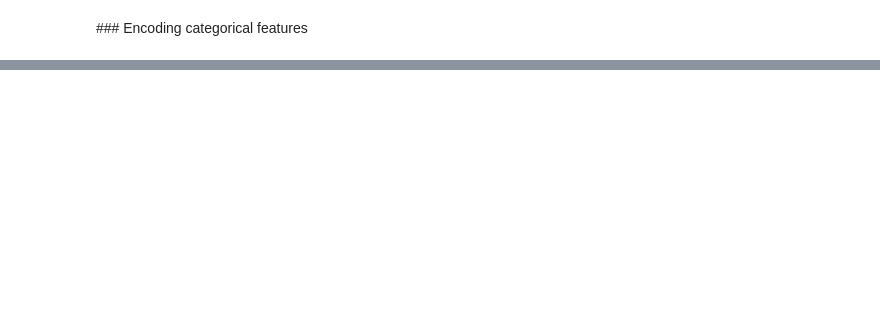
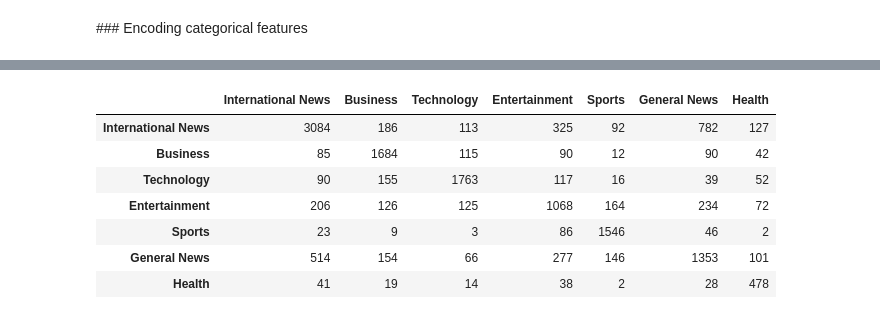
Before and after one commit to giorgiozoccatelli/DSML-LAB, a Jupyter notebook: Project/Assignment.ipynb, the cells around one changed output, grey strips where cells are left out. Cells and saved outputs as stored; diff of their text form; code cells hidden in the pictures; blank space fills up the shorter version.

Commit message:
macro f1 0.68 model more simple

```diff
--- a/Project/Assignment.ipynb
+++ b/Project/Assignment.ipynb
@@ -329,2 +309,7 @@ inspect_post_processing(df, n_samples=10)
+# %%
+df['text'] = (df['title_clean'].fillna('') + ' ' + df['article_clean'].fillna('')).str.strip()
+
+# opzionale: se vuoi ridurre memoria dopo aver creato text
+df = df.drop(columns=['title_clean', 'article_clean'])
 # %% [markdown]
 ### Encoding categorical features
@@ -384,0 +428,74 @@ preprocessor = ColumnTransformer(
+# %%
+import numpy as np
+import pandas as pd
+
+from sklearn.metrics import (
+    classification_report,
+    confusion_matrix,
+    f1_score
+)
+
+# Label mapping (dal pdf)
+label_names = {
+    0: "International News",
+    1: "Business",
+    2: "Technology",
+    3: "Entertainment",
+    4: "Sports",
+    5: "General News",
+    6: "Health"
+}
+
+# ---- 1) Metriche globali
+macro_f1 = f1_score(y_val, y_val_pred, average='macro')
+micro_f1 = f1_score(y_val, y_val_pred, average='micro')
+weighted_f1 = f1_score(y_val, y_val_pred, average='weighted')
+
+print("=== GLOBAL METRICS ===")
+print(f"Macro F1    : {macro_f1:.6f}")
+print(f"Micro F1    : {micro_f1:.6f}")
+print(f"Weighted F1 : {weighted_f1:.6f}")
+print()
+
+# ---- 2) Classification report per classe
+target_names = [label_names[i] for i in sorted(label_names.keys())]
+
+print("=== CLASSIFICATION REPORT ===")
+print(classification_report(
+    y_val,
+    y_val_pred,
+    labels=sorted(label_names.keys()),
+    target_names=target_names,
+    digits=4
+))
+
+# ---- 3) Confusion matrix come DataFrame leggibile
+cm = confusion_matrix(y_val, y_val_pred, labels=sorted(label_names.keys()))
+cm_df = pd.DataFrame(cm, index=target_names, columns=target_names)
+
+print("=== CONFUSION MATRIX (counts) ===")
+display(cm_df)
+
+# ---- 4) Confusion matrix normalizzata per riga (recall per classe)
+cm_norm = cm / cm.sum(axis=1, keepdims=True)
+cm_norm_df = pd.DataFrame(cm_norm, index=target_names, columns=target_names)
+
+print("=== CONFUSION MATRIX (row-normalized: recall profile) ===")
+display(cm_norm_df.round(3))
+
+# ---- 5) Top confusion pairs (dove sbaglia di più)
+off_diag = cm.copy()
+np.fill_diagonal(off_diag, 0)
+
+pairs = []
+for i, true_name in enumerate(target_names):
+    for j, pred_name in enumerate(target_names):
+        if i != j and off_diag[i, j] > 0:
+            pairs.append((off_diag[i, j], true_name, pred_name))
+
+pairs.sort(reverse=True, key=lambda x: x[0])
+
+print("=== TOP 15 CONFUSIONS (True -> Pred) ===")
+for k, (cnt, t, p) in enumerate(pairs[:15], start=1):
+    print(f"{k:02d}. {t} -> {p}: {cnt}")
+# %% [output]
@@ -384,0 +519,8 @@ preprocessor = ColumnTransformer(
+|  | International News | Business | Technology | Entertainment | Sports | General News | Health |
+| International News | 3084 | 186 | 113 | 325 | 92 | 782 | 127 |
+| Business | 85 | 1684 | 115 | 90 | 12 | 90 | 42 |
+| Technology | 90 | 155 | 1763 | 117 | 16 | 39 | 52 |
+| Entertainment | 206 | 126 | 125 | 1068 | 164 | 234 | 72 |
+| Sports | 23 | 9 | 3 | 86 | 1546 | 46 | 2 |
+| General News | 514 | 154 | 66 | 277 | 146 | 1353 | 101 |
+| Health | 41 | 19 | 14 | 38 | 2 | 28 | 478 |
```
Also changed, not shown: parts of 15 cells of this notebook.
